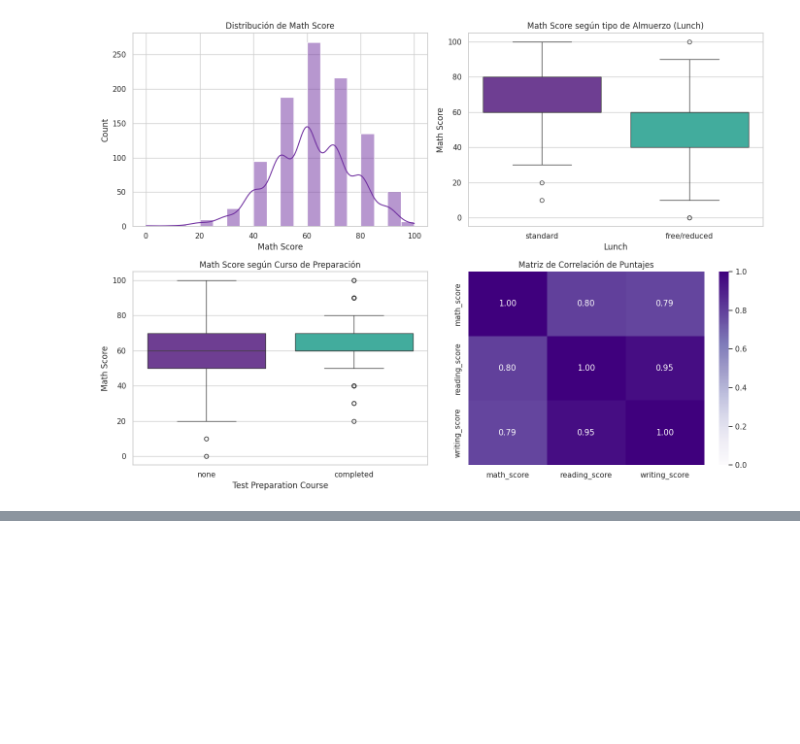
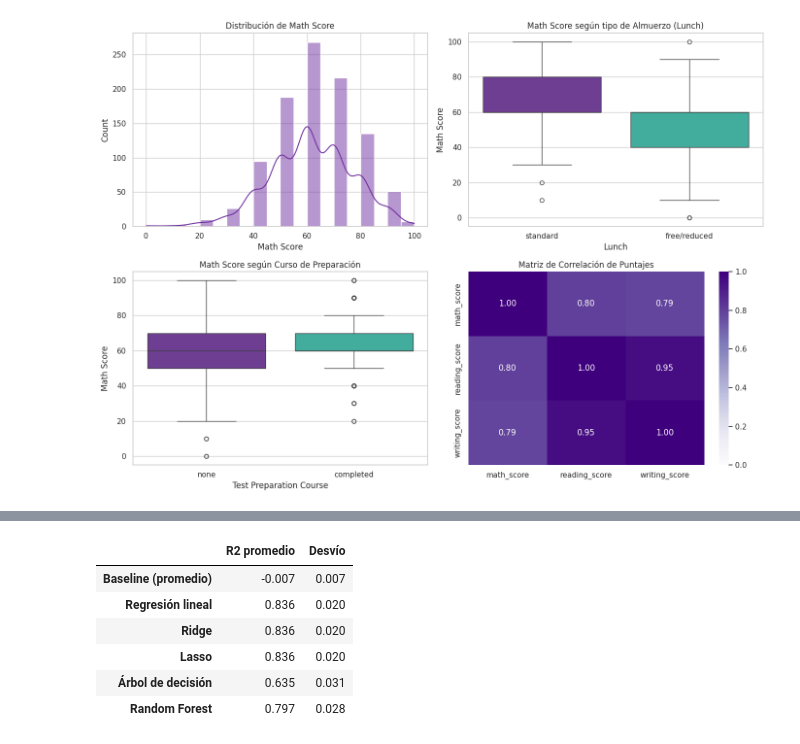
Before and after one commit to EmiiFernandez/actividades_data_sciente_ypf, a Jupyter notebook: notebook/C18_Noteboook-22.ipynb, the cells around one changed output, grey strips where cells are left out. Cells and saved outputs as stored; diff of their text form; code cells hidden in the pictures; blank space fills up the shorter version.

```diff
--- a/notebook/C18_Noteboook-22.ipynb
+++ b/notebook/C18_Noteboook-22.ipynb
@@ -492,0 +622,26 @@ print("Columnas categóricas:", cols_cat)
+# %%
+# 6. Validación cruzada
+from sklearn.model_selection import KFold
+
+# Usamos KFold estándar porque no hay grupos repetidos en el dataset de estudiantes
+cv = KFold(n_splits=5, shuffle=True, random_state=RANDOM_STATE)
+
+cv_scores = {}
+for nombre, modelo in modelos.items():
+    # Usamos el preprocesador correcto de estudiantes
+    pipe = Pipeline([("prep", preprocesador_estudiantes), ("modelo", modelo)])
+    cv_scores[nombre] = cross_val_score(pipe, X_train_est, y_train_est, cv=cv, scoring="r2", n_jobs=-1)
+
+resumen_cv = pd.DataFrame({
+    "R2 promedio": {k: v.mean() for k, v in cv_scores.items()},
+    "Desvío": {k: v.std() for k, v in cv_scores.items()},
+}).round(3)
+resumen_cv
+# %% [output]
+|  | R2 promedio | Desvío |
+| Baseline (promedio) | -0.007 | 0.007 |
+| Regresión lineal | 0.836 | 0.020 |
+| Ridge | 0.836 | 0.020 |
+| Lasso | 0.836 | 0.020 |
+| Árbol de decisión | 0.635 | 0.031 |
+| Random Forest | 0.797 | 0.028 |
```
Also changed, not shown: parts of 28 cells of this notebook.
